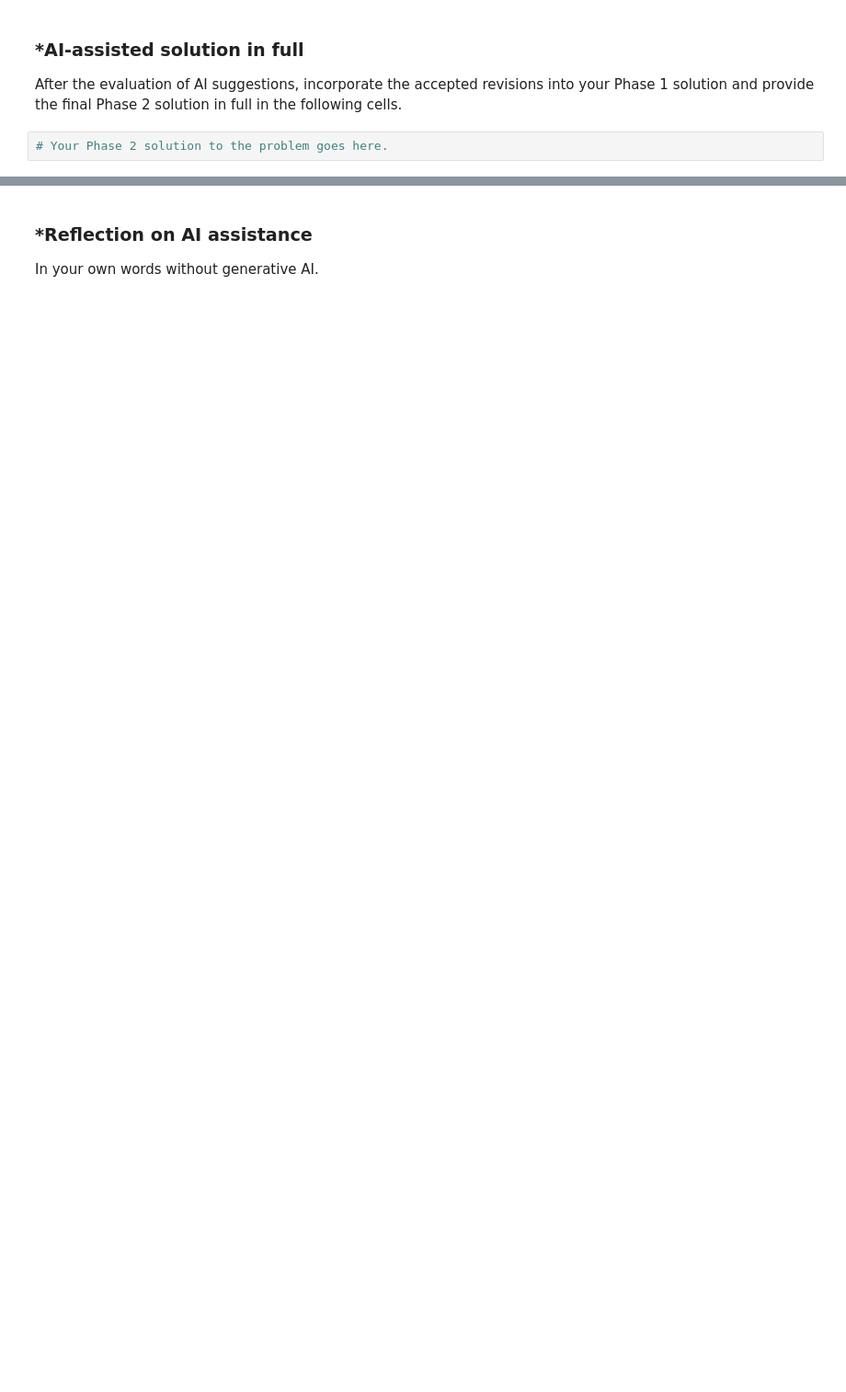
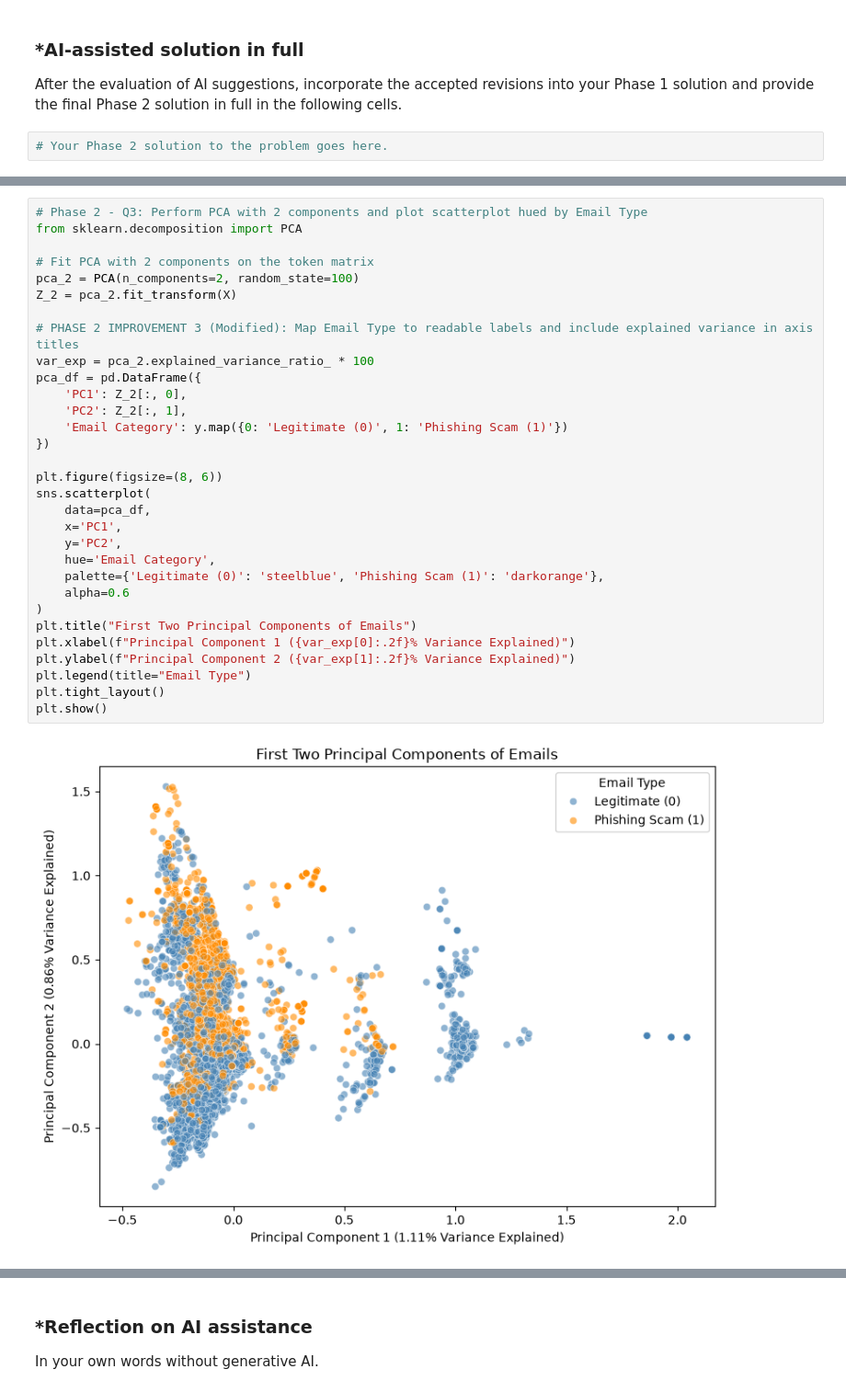
Before and after one commit to Brustachio/A05-pca, a Jupyter notebook: notebook.ipynb, the cells around one changed output, grey strips where cells are left out. Shown at 92% size. Drawn from its saved outputs; the diff is of its cells as text; blank space fills up the shorter version.

```diff
--- a/notebook.ipynb
+++ b/notebook.ipynb
@@ -253,0 +405,33 @@ After the evaluation of AI suggestions, incorporate the accepted revisions into
+# %%
+# Phase 2 - Q3: Perform PCA with 2 components and plot scatterplot hued by Email Type
+from sklearn.decomposition import PCA
+
+# Fit PCA with 2 components on the token matrix
+pca_2 = PCA(n_components=2, random_state=100)
+Z_2 = pca_2.fit_transform(X)
+
+# PHASE 2 IMPROVEMENT 3 (Modified): Map Email Type to readable labels and include explained variance in axis titles
+var_exp = pca_2.explained_variance_ratio_ * 100
+pca_df = pd.DataFrame({
+    'PC1': Z_2[:, 0],
+    'PC2': Z_2[:, 1],
+    'Email Category': y.map({0: 'Legitimate (0)', 1: 'Phishing Scam (1)'})
+})
+
+plt.figure(figsize=(8, 6))
+sns.scatterplot(
+    data=pca_df,
+    x='PC1',
+    y='PC2',
+    hue='Email Category',
+    palette={'Legitimate (0)': 'steelblue', 'Phishing Scam (1)': 'darkorange'},
+    alpha=0.6
+)
+plt.title("First Two Principal Components of Emails")
+plt.xlabel(f"Principal Component 1 ({var_exp[0]:.2f}% Variance Explained)")
+plt.ylabel(f"Principal Component 2 ({var_exp[1]:.2f}% Variance Explained)")
+plt.legend(title="Email Type")
+plt.tight_layout()
+plt.show()
+# %% [output]
+[figure, added]
```
Also changed, not shown: parts of 16 cells of this notebook, 1 other file.
